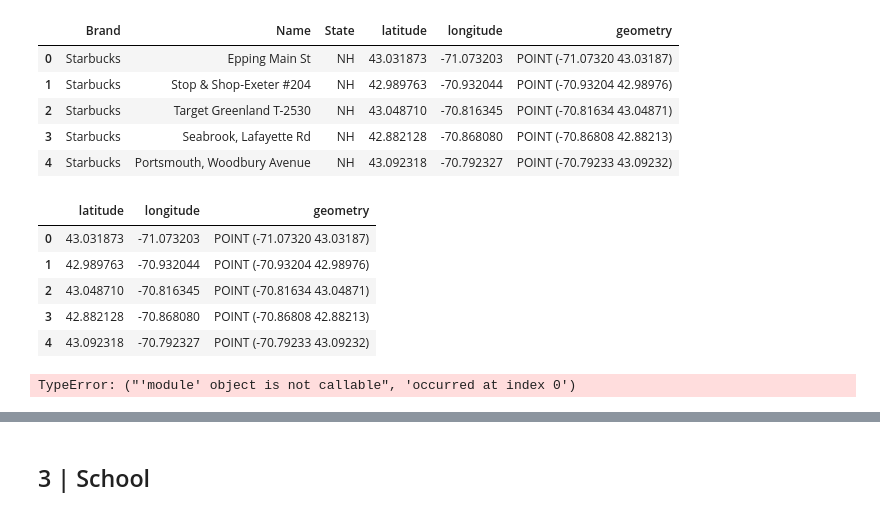
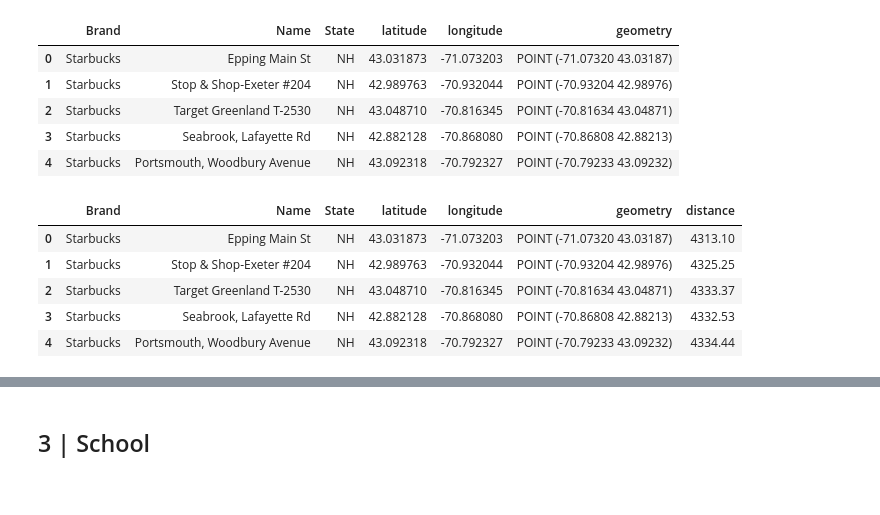
Before and after one commit to MdeMaic/GeolocationMongoDB_Project, a Jupyter notebook: II_GeoApis.ipynb, the cells around one changed output, grey strips where cells are left out. Drawn from its saved outputs; the diff is of its cells as text; code cells hidden in the pictures.

```diff
--- a/II_GeoApis.ipynb
+++ b/II_GeoApis.ipynb
@@ -175,17 +175,12 @@ def get_distance(row):
     return round(dist, 2)
-# %%
-gdf2 = gdf.drop(columns=["Brand","Name","State"])
-gdf2.head()
-# %% [output]
-|  | latitude | longitude | geometry |
-| 0 | 43.031873 | -71.073203 | POINT (-71.07320 43.03187) |
-| 1 | 42.989763 | -70.932044 | POINT (-70.93204 42.98976) |
-| 2 | 43.048710 | -70.816345 | POINT (-70.81634 43.04871) |
-| 3 | 42.882128 | -70.868080 | POINT (-70.86808 42.88213) |
-| 4 | 43.092318 | -70.792327 | POINT (-70.79233 43.09232) |
 # %%
-gdf2['distance'] = gdf2.apply(get_distance, axis=1)
-gdf2.head()
+gdf['distance'] = gdf.apply(get_distance, axis=1)
+gdf.head()
 # %% [output]
-TypeError: ("'module' object is not callable", 'occurred at index 0')
+|  | Brand | Name | State | latitude | longitude | geometry | distance |
+| 0 | Starbucks | Epping Main St | NH | 43.031873 | -71.073203 | POINT (-71.07320 43.03187) | 4313.10 |
+| 1 | Starbucks | Stop & Shop-Exeter #204 | NH | 42.989763 | -70.932044 | POINT (-70.93204 42.98976) | 4325.25 |
+| 2 | Starbucks | Target Greenland T-2530 | NH | 43.048710 | -70.816345 | POINT (-70.81634 43.04871) | 4333.37 |
+| 3 | Starbucks | Seabrook, Lafayette Rd | NH | 42.882128 | -70.868080 | POINT (-70.86808 42.88213) | 4332.53 |
+| 4 | Starbucks | Portsmouth, Woodbury Avenue | NH | 43.092318 | -70.792327 | POINT (-70.79233 43.09232) | 4334.44 |
 # %%
```
Also changed, not shown: parts of 23 cells of this notebook.
